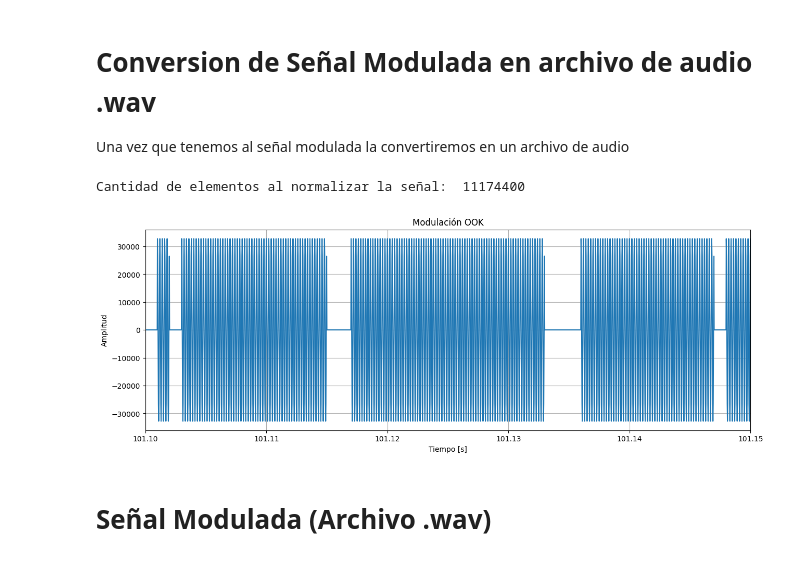
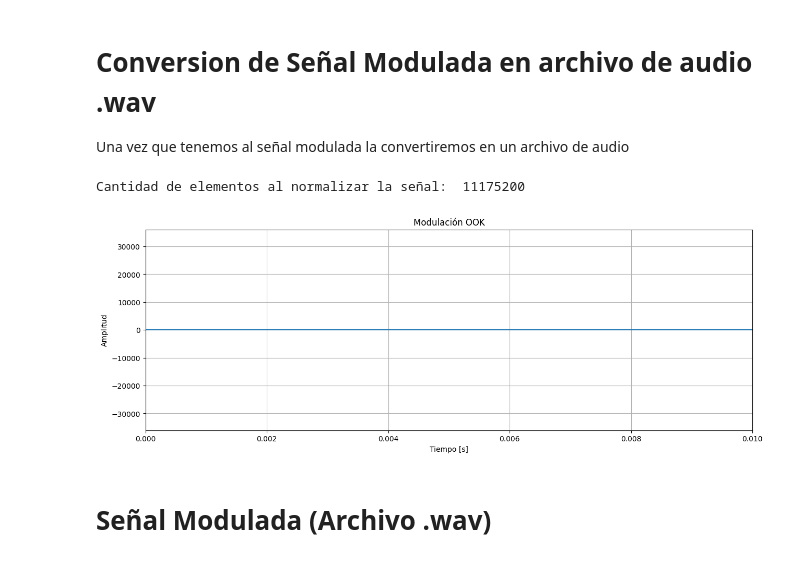
Before and after one commit to UlisesUberti/Proyecto_Seniales_Electricas, a Jupyter notebook: src/Tx_2.ipynb, the cells around one changed output. Cells and saved outputs as stored; diff of their text form; code cells hidden in the pictures.

Commit message:
Funciona_Sincronizacion

```diff
--- a/src/Tx_2.ipynb
+++ b/src/Tx_2.ipynb
@@ -313,0 +318,10 @@ plt.show()
+# %%
+# Insertamos bits para ver que ocurre con el mensaje
+bit_1 = np.array(np.full(50,1))
+bit_0 = np.array(np.full(50,0))
+bits_1_0 = np.concatenate((bit_1,bit_0))
+bits_sincronizacion=np.array([],dtype=int)
+for i in range (0,8):
+    bits_sincronizacion = np.concatenate((bits_sincronizacion,bits_1_0))
+
+print("Cantidad de elementos para la sincronizacion:",len(bits_sincronizacion))
@@ -313,0 +330,12 @@ plt.show()
+# %%
+#Graficamos la sincronizacion como una señal OOK
+Sincronizacion_OOK = Cos_Portadora[:800]*bits_sincronizacion
+Senial_OOK_Sincronizada = np.insert(Senial_OOK,2000000,Sincronizacion_OOK)
+plt.figure(figsize=(15,5))
+plt.plot(t_moduladora[0:501800],Senial_OOK_Sincronizada[0:501800])
+plt.grid(True)
+
+plt.show()
+
+print("Cantidad de elementos de la señal OOK sin sincronizacion: ",len(Senial_OOK))
+print("Cantidad de elementos de la señal OOK con sincronizacion: ",len(Senial_OOK_Sincronizada))
@@ -316,19 +348,20 @@ plt.show()
 Una vez que tenemos al señal modulada la convertiremos en un archivo de audio
 # %%
 # Convertimos a int16 por ser el tipo de datos que soporta el .wav
-Senial_OOK_Normalizada = Senial_OOK * 32767
+Senial_OOK_Normalizada = Senial_OOK_Sincronizada * 32767
 Senial_OOK_int16 = Senial_OOK_Normalizada.astype(np.int16)
 print("Cantidad de elementos al normalizar la señal: ",len(Senial_OOK_int16))
+t_OOK=np.arange(len(Senial_OOK_Sincronizada))/fs_moduladora
 
 #Graficamos la señal normalizada
 plt.figure(figsize=(15,5))
-plt.plot(t_moduladora, Senial_OOK_int16)
+plt.plot(t_OOK, Senial_OOK_int16)
 plt.grid(True)
 plt.title("Modulación OOK")
 plt.xlabel("Tiempo [s]")
 plt.ylabel("Amplitud")
-plt.xlim(101.1,101.15)
+plt.xlim(0,0.01)
 plt.show()
 # %% [output]
-Cantidad de elementos al normalizar la señal:  11174400
+Cantidad de elementos al normalizar la señal:  11175200
-[figure, old version]
+[figure, new version]
```
Also changed, not shown: parts of 5 cells of this notebook, 5 other files.
